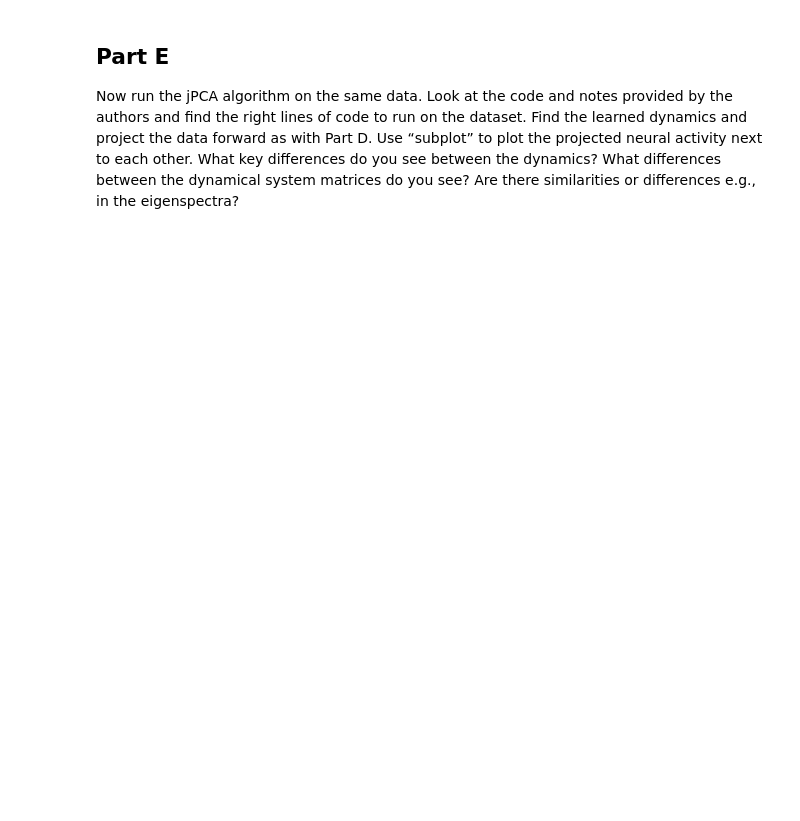
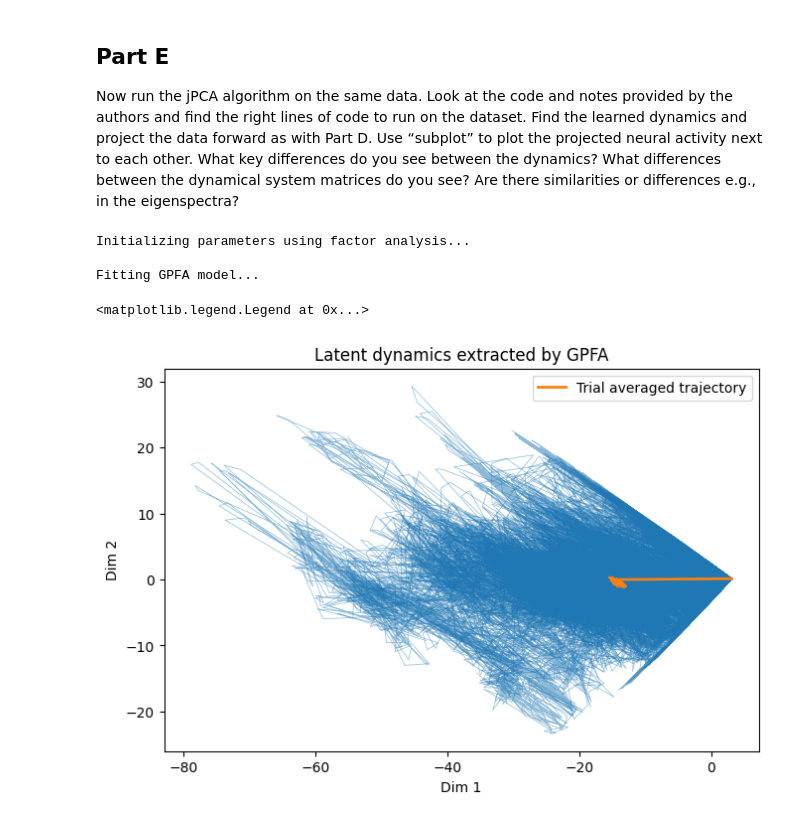
Before and after one commit to skyetomez/NSC_HW2, a Jupyter notebook: sthom215_problem_3_ex_2.ipynb, the cells around one changed output. Saved outputs shown, nothing was run; the diff lists cells and outputs as text; code cells hidden in the pictures; blank space fills up the shorter version.

```diff
--- a/sthom215_problem_3_ex_2.ipynb
+++ b/sthom215_problem_3_ex_2.ipynb
@@ -158,0 +199,3 @@ principal dimensions of the projection: how do they look?
+# %%
+first_six = dat[:,:6,:].transpose(2,0,1)
+first_six.shape
@@ -158,0 +204,7 @@ principal dimensions of the projection: how do they look?
+# %%
+future_states = list()
+
+for i in range(1, 10):
+    future_states.append(np.apply_along_axis(np.matmul, 1, first_six, np.power(A_lstsq, i)))
+
+# Project future states back to the original space
@@ -166,0 +261,38 @@ the eigenspectra?
+# %%
+from elephant.gpfa import GPFA
+import quantities as pq
+
+bin_size = 1 * pq.ms
+latent_dim = 2
+
+
+gpfa_2dim = GPFA(bin_size=bin_size, x_dim=latent_dim)
+all_trajectories= gpfa_2dim.fit_transform(st)
+# %% [output]
+Initializing parameters using factor analysis...
+
+Fitting GPFA model...
+# %%
+# Code from https://elephant.readthedocs.io/en/latest/tutorials/gpfa.html
+linewidth_single_trial = 0.5
+color_single_trial = 'C0'
+alpha_single_trial = 0.5
+
+linewidth_trial_average = 2
+color_trial_average = 'C1'
+
+
+f, ax1 = plt.subplots(1, 1, figsize=(15, 5))
+
+ax1.set_title('Latent dynamics extracted by GPFA')
+ax1.set_xlabel('Dim 1')
+ax1.set_ylabel('Dim 2')
+ax1.set_aspect(1)
+for single_trial_trajectory in all_trajectories:
+    ax1.plot(single_trial_trajectory[0], single_trial_trajectory[1], '-', lw=linewidth_single_trial, c=color_single_trial, alpha=alpha_single_trial)
+average_trajectory = np.mean(all_trajectories, axis=0)
+ax1.plot(average_trajectory[0], average_trajectory[1], '-', lw=linewidth_trial_average, c=color_trial_average, label='Trial averaged trajectory')
+ax1.legend()
+# %% [output]
+<matplotlib.legend.Legend at 0x...>
+[figure, added]
```
Also changed, not shown: parts of 11 cells of this notebook, 1 other file.
